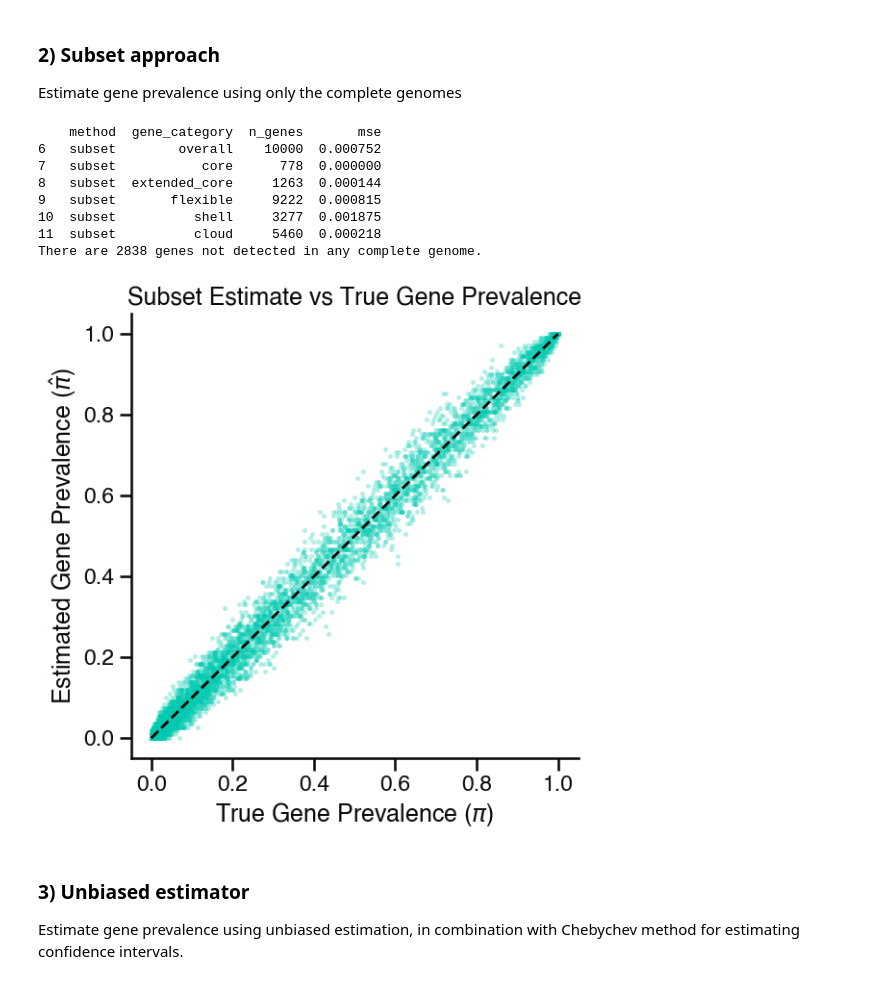
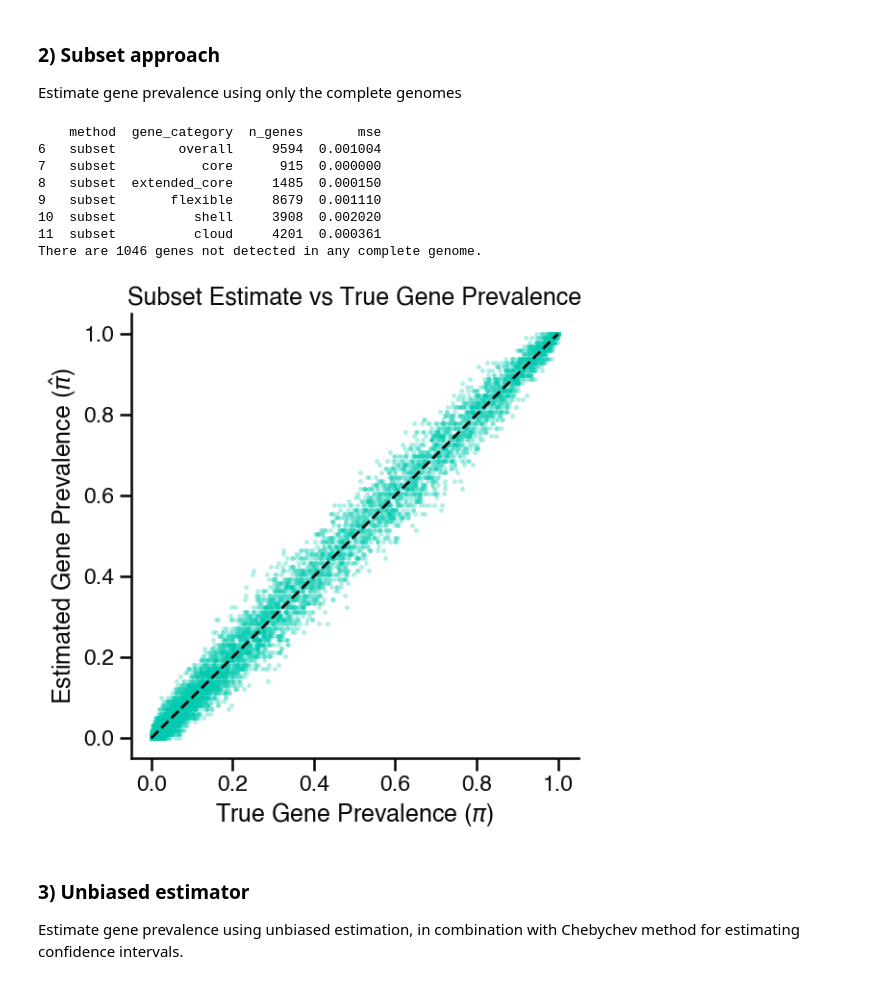
Before and after one commit to blasks/gene-prevalence, a Jupyter notebook: experiments/2-method-comparison-simulations.ipynb, the cells around one changed output. Drawn from its saved outputs; the diff is of its cells as text; code cells hidden in the pictures.

Commit message:
Finished simulated experiments figures.

```diff
--- a/experiments/2-method-comparison-simulations.ipynb
+++ b/experiments/2-method-comparison-simulations.ipynb
@@ -67,7 +67,7 @@ Generate ground truth simulated data
 # build simulated data that matches model assumptions
 
 n_genomes = 1000
-n_genes = 10000
+n_genes = 12000
 
 # # generate true pi values for all genes in the pangenome, with a three-part structure
 # genes_per_genome = 3000
@@ -152,0 +130,27 @@ cloud: 5460 genes
+# %%
+# subset all data to only observed genes for the method comparison
+
+# identify observed genes
+observed_genes = (observed_data_matrix.sum(axis=0) > 0)
+observed_genes = observed_genes[observed_genes].index
+
+# true pie values for observed genes
+true_pi_values = pd.Series(pi_vector_true, index=presence_absence_matrix.columns)
+true_pi_values = true_pi_values[observed_genes]
+
+# observed data matrix for observed genes
+observed_data_matrix = observed_data_matrix[observed_genes]
+
+# assign genes to pangenome categories based on their true pi values
+category_definitions = {
+    'overall': true_pi_values.index,
+    'core': true_pi_values[true_pi_values == 1.0].index,
+    'extended_core': true_pi_values[true_pi_values >= 0.9].index,
+    'flexible': true_pi_values[true_pi_values < 1.0].index,
+    'shell': true_pi_values[(true_pi_values > 0.15) & (true_pi_values < 0.9)].index,
+    'cloud': true_pi_values[true_pi_values <= 0.15].index
+}
+
+# print number of genes in each category
+for category, genes in category_definitions.items():
+    print(f"{category}: {len(genes)} genes")
@@ -227,42 +238,42 @@ for category, genes in category_definitions.items():
     mse = np.mean((subset_pi_estimates[genes] - true_pi_values[genes]) ** 2)
     results.append({
         'method': 'subset',
         'gene_category': category,
         'n_genes': len(genes),
         'mse': mse
     })
 mse_df = pd.DataFrame(results, columns=['method', 'gene_category', 'n_genes', 'mse'])
 print(mse_df[mse_df['method'] == 'subset'])
 print(f"There are {((subset_pi_estimates == 0).sum())} genes not detected in any complete genome.")
 
 # build scatterplot of subset estimates vs true pi values
 fig, ax = plt.subplots(figsize=(6, 6))
 sns.scatterplot(
-    x=pi_vector_true,
+    x=true_pi_values,
     y=subset_pi_estimates,
     color=sns.color_palette()[2],
     alpha=0.3,
     s=10,
     edgecolor=None,
     ax=ax
 )
 plt.xlabel(r"True Gene Prevalence ($\pi$)")
 plt.ylabel(r"Estimated Gene Prevalence ($\hat{\pi}$)")
 plt.title('Subset Estimate vs True Gene Prevalence')
 # add diagonal line for reference
 lims = [0, 1]
 ax.plot(lims, lims, 'k--', zorder=1)
 plt.show()
 # %% [output]
     method  gene_category  n_genes       mse
-6   subset        overall    10000  0.000752
-7   subset           core      778  0.000000
-8   subset  extended_core     1263  0.000144
-9   subset       flexible     9222  0.000815
-10  subset          shell     3277  0.001875
-11  subset          cloud     5460  0.000218
-There are 2838 genes not detected in any complete genome.
+6   subset        overall     9594  0.001004
+7   subset           core      915  0.000000
+8   subset  extended_core     1485  0.000150
+9   subset       flexible     8679  0.001110
+10  subset          shell     3908  0.002020
+11  subset          cloud     4201  0.000361
+There are 1046 genes not detected in any complete genome.
-[figure, old version]
+[figure, new version]
 # %% [markdown]
 ### 3) Unbiased estimator
 Estimate gene prevalence using unbiased estimation, in combination with Chebychev method
```
Also changed, not shown: parts of 12 cells of this notebook.
